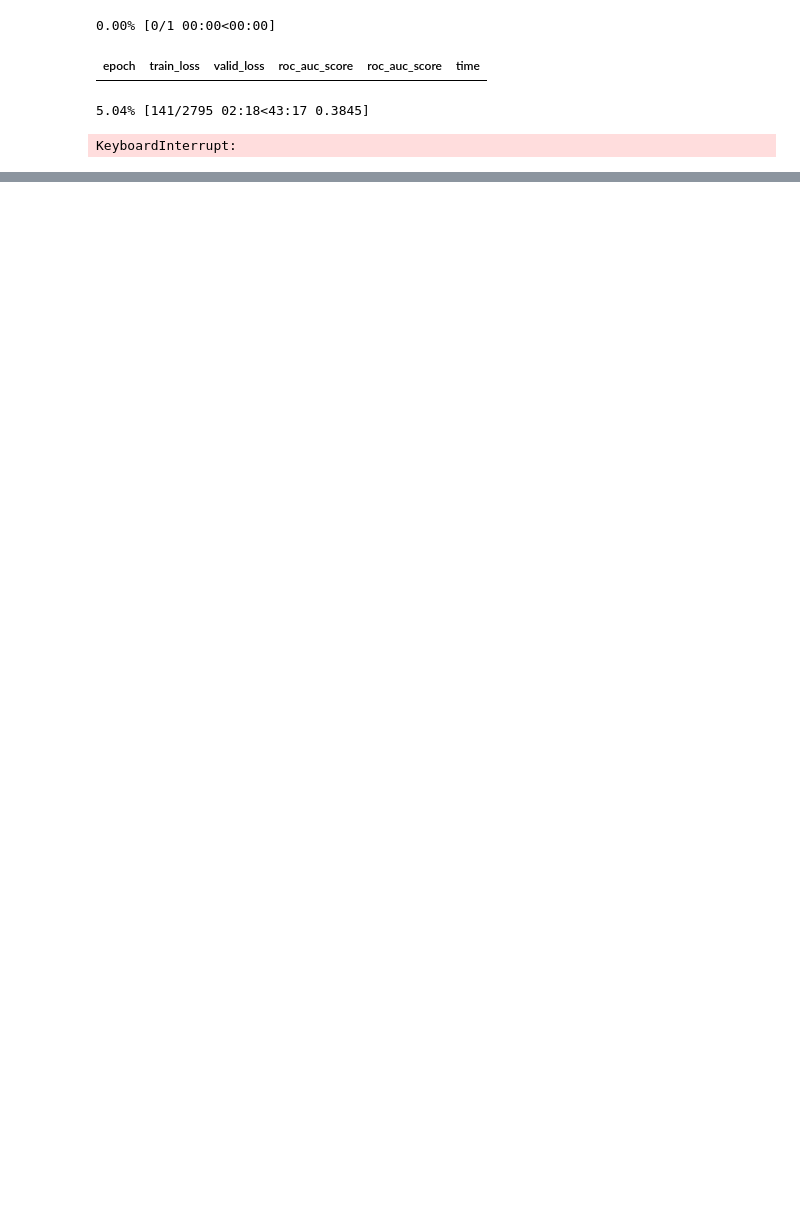
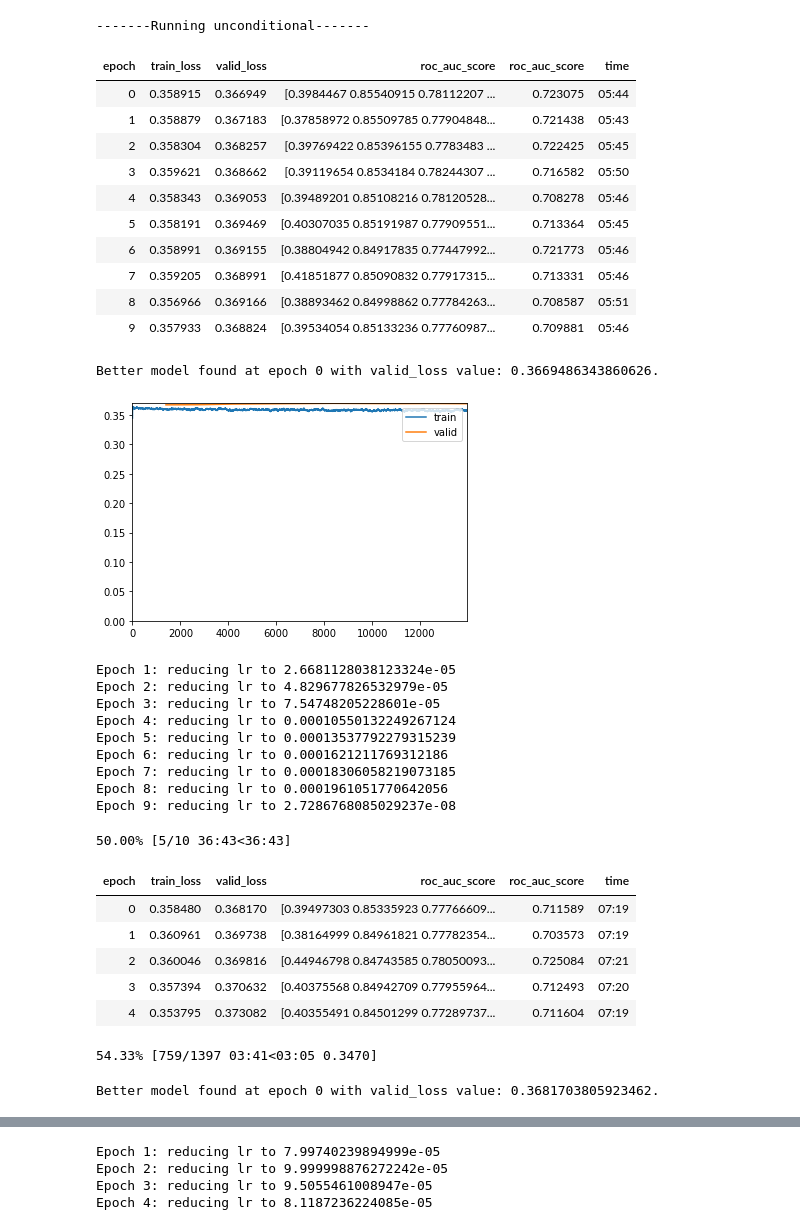
Before and after one commit to pujandave25/chexpert, a Jupyter notebook: models/densenet121.ipynb, the cells around one changed output, grey strips where cells are left out. Saved outputs shown, nothing was run; the diff lists cells and outputs as text; code cells hidden in the pictures; blank space fills up the shorter version.

```diff
--- a/models/densenet121.ipynb
+++ b/models/densenet121.ipynb
@@ -17,7 +46,41 @@ chexpert_learner = util.ChexpertLearner(dls, densenet121, n_out=len(labels), y_r
-# %%
-chexpert_learner.learn_model(use_saved=False , epochs=1, freeze_epochs=0)
-# %% [output]
-0.00% [0/1 00:00<00:00]
-| epoch | train_loss | valid_loss | roc_auc_score | roc_auc_score | time |
-5.04% [141/2795 02:18<43:17 0.3845]
-KeyboardInterrupt:
+# %%
+# Next train unconditionally for only transfer learning
+print('-------Running unconditional-------')
+chexpert_learner_unconditional = util.ChexpertLearner(dls, densenet121, n_out=len(labels), y_range=(0, 1),
+                                        loss_func=BCELossFlat(),
+                                        metrics=[RocAucMulti(average=None),
+                                                 RocAucMulti(average='weighted')])
+chexpert_learner_unconditional.learn_model(use_saved=True, train_saved=True, epochs=10, freeze_epochs=10)
+# %% [output]
+-------Running unconditional-------
+| epoch | train_loss | valid_loss | roc_auc_score | roc_auc_score | time |
+| 0 | 0.358915 | 0.366949 | [0.3984467 0.85540915 0.78112207 ... | 0.723075 | 05:44 |
+| 1 | 0.358879 | 0.367183 | [0.37858972 0.85509785 0.77904848... | 0.721438 | 05:43 |
+| 2 | 0.358304 | 0.368257 | [0.39769422 0.85396155 0.7783483 ... | 0.722425 | 05:45 |
+| 3 | 0.359621 | 0.368662 | [0.39119654 0.8534184 0.78244307 ... | 0.716582 | 05:50 |
+| 4 | 0.358343 | 0.369053 | [0.39489201 0.85108216 0.78120528... | 0.708278 | 05:46 |
+| 5 | 0.358191 | 0.369469 | [0.40307035 0.85191987 0.77909551... | 0.713364 | 05:45 |
+| 6 | 0.358991 | 0.369155 | [0.38804942 0.84917835 0.77447992... | 0.721773 | 05:46 |
+| 7 | 0.359205 | 0.368991 | [0.41851877 0.85090832 0.77917315... | 0.713331 | 05:46 |
+| 8 | 0.356966 | 0.369166 | [0.38893462 0.84998862 0.77784263... | 0.708587 | 05:51 |
+| 9 | 0.357933 | 0.368824 | [0.39534054 0.85133236 0.77760987... | 0.709881 | 05:46 |
+Better model found at epoch 0 with valid_loss value: 0.3669486343860626.
+[figure, added]
+Epoch 1: reducing lr to 2.6681128038123324e-05
+Epoch 2: reducing lr to 4.829677826532979e-05
+Epoch 3: reducing lr to 7.54748205228601e-05
+Epoch 4: reducing lr to 0.00010550132249267124
+Epoch 5: reducing lr to 0.00013537792279315239
+Epoch 6: reducing lr to 0.0001621211769312186
+Epoch 7: reducing lr to 0.00018306058219073185
+Epoch 8: reducing lr to 0.0001961051770642056
+Epoch 9: reducing lr to 2.7286768085029237e-08
+50.00% [5/10 36:43<36:43]
+| epoch | train_loss | valid_loss | roc_auc_score | roc_auc_score | time |
+| 0 | 0.358480 | 0.368170 | [0.39497303 0.85335923 0.77766609... | 0.711589 | 07:19 |
+| 1 | 0.360961 | 0.369738 | [0.38164999 0.84961821 0.77782354... | 0.703573 | 07:19 |
+| 2 | 0.360046 | 0.369816 | [0.44946798 0.84743585 0.78050093... | 0.725084 | 07:21 |
+| 3 | 0.357394 | 0.370632 | [0.40375568 0.84942709 0.77955964... | 0.712493 | 07:20 |
+| 4 | 0.353795 | 0.373082 | [0.40355491 0.84501299 0.77289737... | 0.711604 | 07:19 |
+54.33% [759/1397 03:41<03:05 0.3470]
+Better model found at epoch 0 with valid_loss value: 0.3681703805923462.
@@ -24 +88,5 @@ KeyboardInterrupt:
+Epoch 1: reducing lr to 7.99740239894999e-05
+Epoch 2: reducing lr to 9.999998876272242e-05
+Epoch 3: reducing lr to 9.5055461008947e-05
+Epoch 4: reducing lr to 8.1187236224085e-05
 # %%
```
Also changed, not shown: parts of 4 cells of this notebook, 5 other files.
